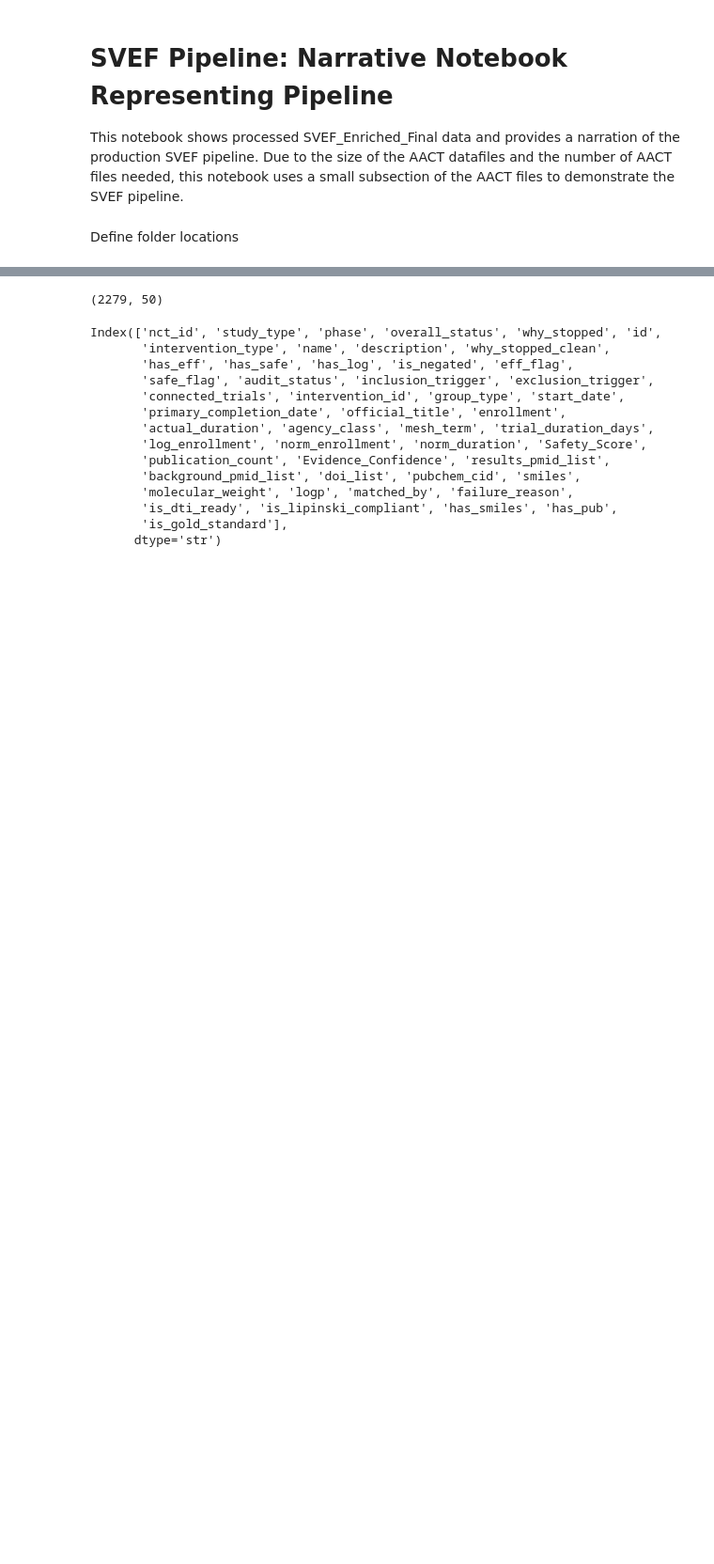
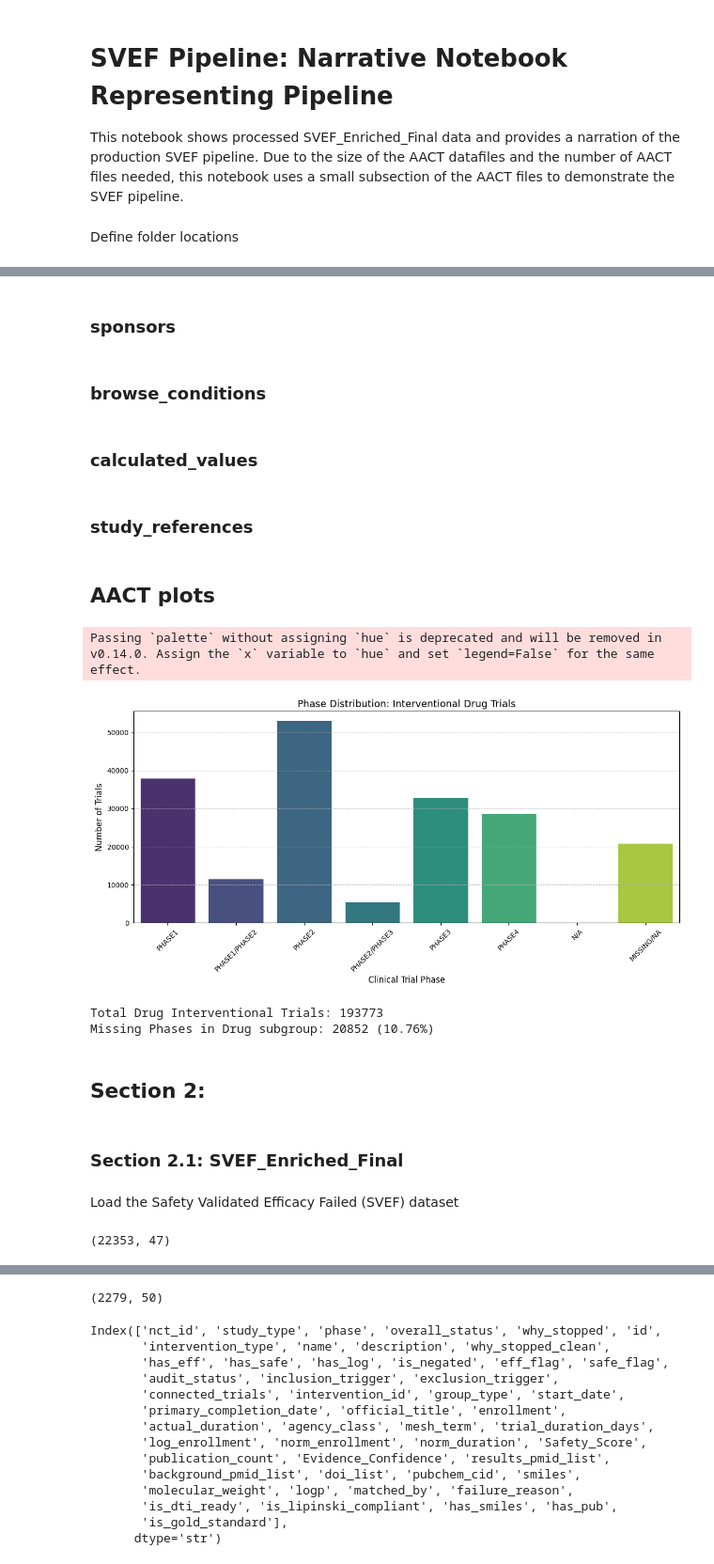
Before and after one commit to JasonCiemielewski/SVEF-Drug-Rescue, a Jupyter notebook: notebooks/SVEF_Transparent_Bridge.ipynb, the cells around one changed output, grey strips where cells are left out. Shown at 94% size. Cells and saved outputs as stored; diff of their text form; code cells hidden in the pictures; blank space fills up the shorter version.

Commit message:
updated smiles_cache_demo.csv, SVEF_Transparent_Bridge, enrich_dataset.py

```diff
--- a/notebooks/SVEF_Transparent_Bridge.ipynb
+++ b/notebooks/SVEF_Transparent_Bridge.ipynb
@@ -63,0 +596,57 @@ Name: why_stopped_clean, dtype: object
+# %% [markdown]
+### sponsors
+# %% [markdown]
+### browse_conditions
+# %% [markdown]
+### calculated_values
+# %% [markdown]
+### study_references
+# %% [markdown]
+## AACT plots
+# %%
+import matplotlib.pyplot as plt
+import seaborn as sns
+
+interventions_df = pd.read_csv(os.path.join(RAW_DIR, 'interventions.txt'), sep='|')
+studies_df = pd.read_csv(os.path.join(RAW_DIR, 'studies.txt'), sep='|')
+
+# 1. Filter interventions for 'DRUG' only
+drug_ids = interventions_df[interventions_df['intervention_type'] == 'DRUG']['nct_id'].unique()
+
+# 2. Filter studies for 'INTERVENTIONAL' and then apply the 'DRUG' filter
+# This gives you all drug-based interventional trials across all phases
+drug_interventional_df = studies_df[
+    (studies_df['study_type'] == 'INTERVENTIONAL') &
+    (studies_df['nct_id'].isin(drug_ids))
+].copy()
+
+# 3. Clean up the 'phase' column for plotting (filling NaNs to see them)
+drug_interventional_df['phase_plot'] = drug_interventional_df['phase'].fillna('MISSING/NA')
+
+# 4. Generate the Plot
+plt.figure(figsize=(12, 6))
+sns.countplot(
+    data=drug_interventional_df,
+    x='phase_plot',
+    order=['PHASE1', 'PHASE1/PHASE2', 'PHASE2', 'PHASE2/PHASE3', 'PHASE3', 'PHASE4', 'N/A', 'MISSING/NA'],
+    palette='viridis'
+)
+
+plt.title('Phase Distribution: Interventional Drug Trials', fontsize=14)
+plt.xlabel('Clinical Trial Phase', fontsize=12)
+plt.ylabel('Number of Trials', fontsize=12)
+plt.xticks(rotation=45)
+plt.grid(axis='y', linestyle='--', alpha=0.7)
+
+plt.tight_layout()
+plt.show()
+
+# Optional: Print the "Missing" stats for this specific drug-only subgroup
+nan_count = drug_interventional_df['phase'].isna().sum()
+print(f"Total Drug Interventional Trials: {len(drug_interventional_df)}")
+print(f"Missing Phases in Drug subgroup: {nan_count} ({nan_count/len(drug_interventional_df):.2%})")
+# %% [output]
+Passing `palette` without assigning `hue` is deprecated and will be removed in v0.14.0. Assign the `x` variable to `hue` and set `legend=False` for the same effect.
+[figure, added]
+Total Drug Interventional Trials: 193773
+Missing Phases in Drug subgroup: 20852 (10.76%)
@@ -63,0 +671,6 @@ Name: why_stopped_clean, dtype: object
+# %% [markdown]
+## Section 2:
+# %% [markdown]
+### Section 2.1: SVEF_Enriched_Final
+# %% [markdown]
+Load the Safety Validated Efficacy Failed (SVEF) dataset
@@ -63,0 +679,4 @@ Name: why_stopped_clean, dtype: object
+# %%
+svef_enriched_df.shape
+# %% [output]
+(22353, 47)
```
Also changed, not shown: parts of 147 cells of this notebook, 2 other files.
